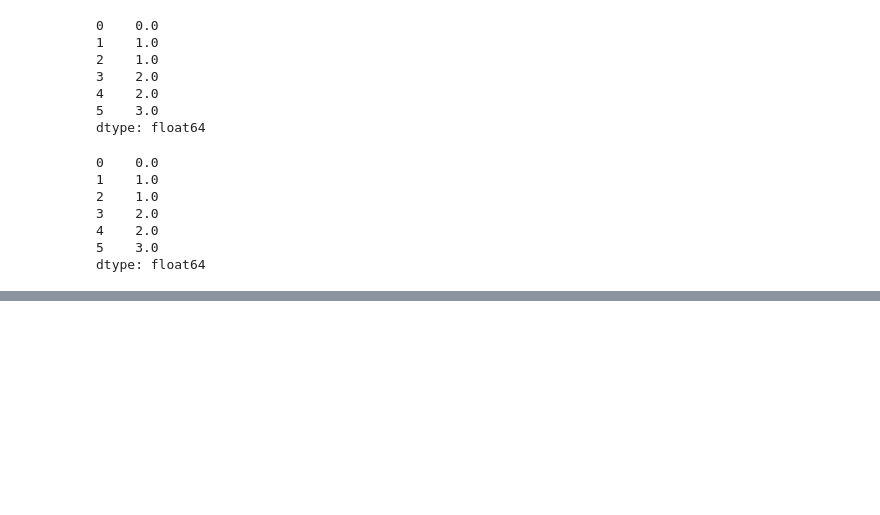
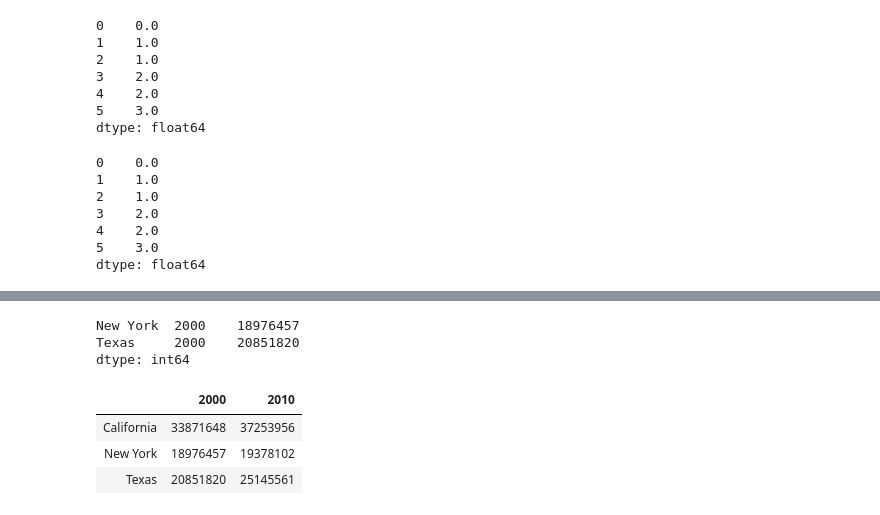
Before and after one commit to MrPinabutter/Projetos, a Jupyter notebook: pandas/Pandas.ipynb, the cells around one changed output, grey strips where cells are left out. Saved outputs shown, nothing was run; the diff lists cells and outputs as text; code cells hidden in the pictures; blank space fills up the shorter version.

```diff
--- a/pandas/Pandas.ipynb
+++ b/pandas/Pandas.ipynb
@@ -550,0 +587,16 @@ dtype: float64
+# %%
+# Slicing
+pop.loc['New York':, 2000]
+# %% [output]
+New York  2000    18976457
+Texas     2000    20851820
+dtype: int64
+# %%
+# Trasnformando em novos frames
+pop_df = pop.unstack()
+pop_df
+# %% [output]
+|  | 2000 | 2010 |
+| California | 33871648 | 37253956 |
+| New York | 18976457 | 19378102 |
+| Texas | 20851820 | 25145561 |
```
Also changed, not shown: parts of 7 cells of this notebook.
